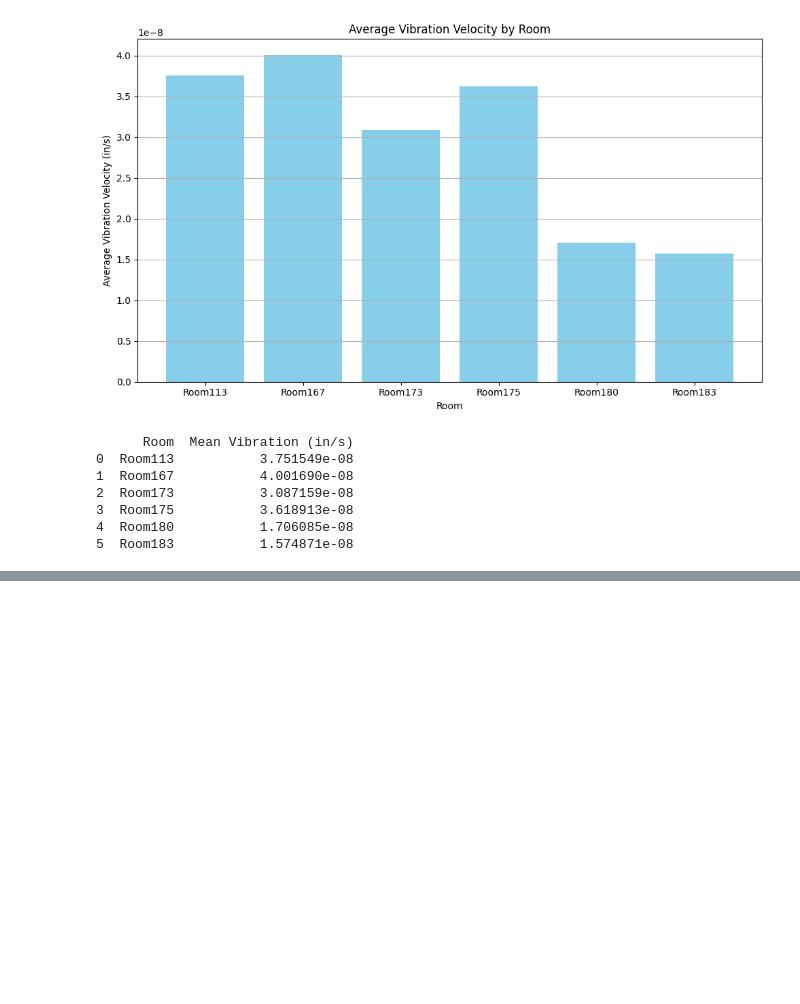
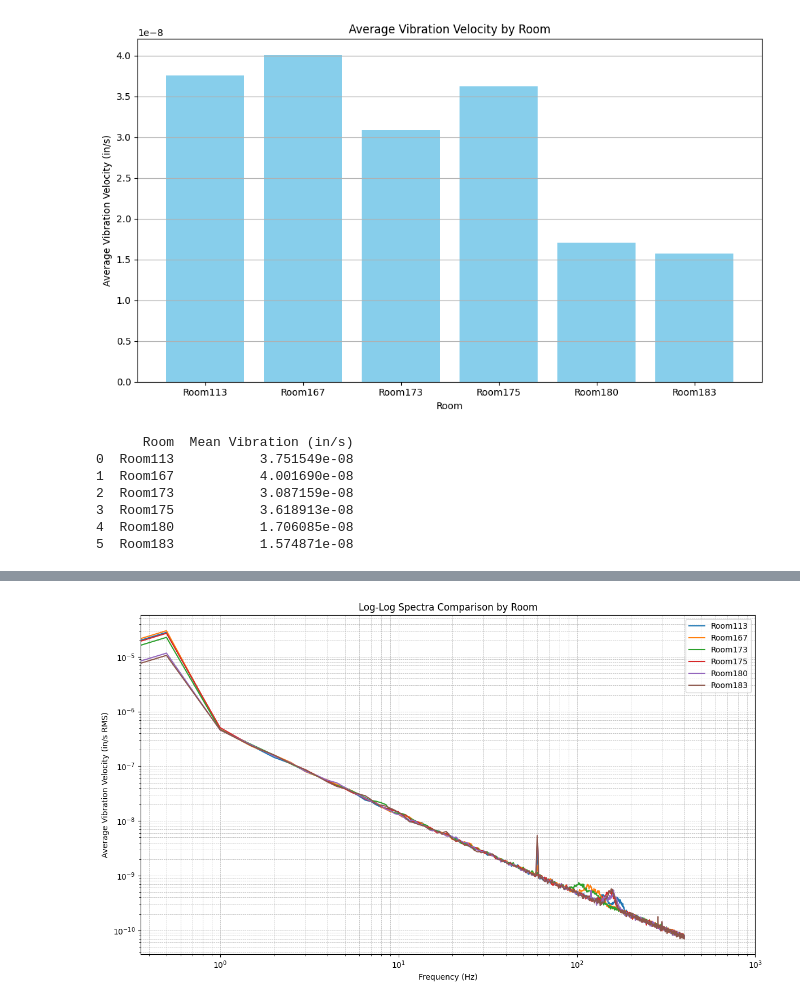
Before and after one commit to VikrantVDeo/Vibration-Analysis, a Jupyter notebook: Room_Vibration_Comparison.ipynb, the cells around one changed output, grey strips where cells are left out. Cells and saved outputs as stored; diff of their text form; code cells hidden in the pictures; blank space fills up the shorter version.

```diff
--- a/Room_Vibration_Comparison.ipynb
+++ b/Room_Vibration_Comparison.ipynb
@@ -54,3 +54,17 @@ print(mean_df)
 3  Room175           3.618913e-08
 4  Room180           1.706085e-08
 5  Room183           1.574871e-08
+# %%
+# Log-Log Spectra Comparison by Room (Average at Each Frequency)
+
+room_avg_spectra = {}
+
+for room, file_name in room_files.items():
+    df = pd.read_csv(file_name)
+
+    if "Hz" not in df.columns:
+        continue
+
+    freq = df["Hz"]
+    avg_vib = df.drop(columns=["Hz"]).mean(axis=1)
+    room_avg_spectra[room] = (freq, avg_vib)
@@ -56,0 +108,20 @@ print(mean_df)
+# %%
+plt.figure(figsize=(12, 7))
+for room, (freq, avg_vib) in room_avg_spectra.items():
+    plt.plot(freq, avg_vib, label=room)
+
+plt.xscale("log")
+plt.yscale("log")
+
+xticks = [10**i for i in range(0, 4)]
+plt.xticks(xticks, labels=[f"$10^{i}$" for i in range(0, 4)])
+
+plt.xlabel("Frequency (Hz)")
+plt.ylabel("Average Vibration Velocity (in/s RMS)")
+plt.title("Log-Log Spectra Comparison by Room")
+plt.grid(True, which="both", linestyle="--", linewidth=0.5)
+plt.legend()
+plt.tight_layout()
+plt.show()
+# %% [output]
+[figure, added]
```
Also changed, not shown: parts of 2 cells of this notebook.
